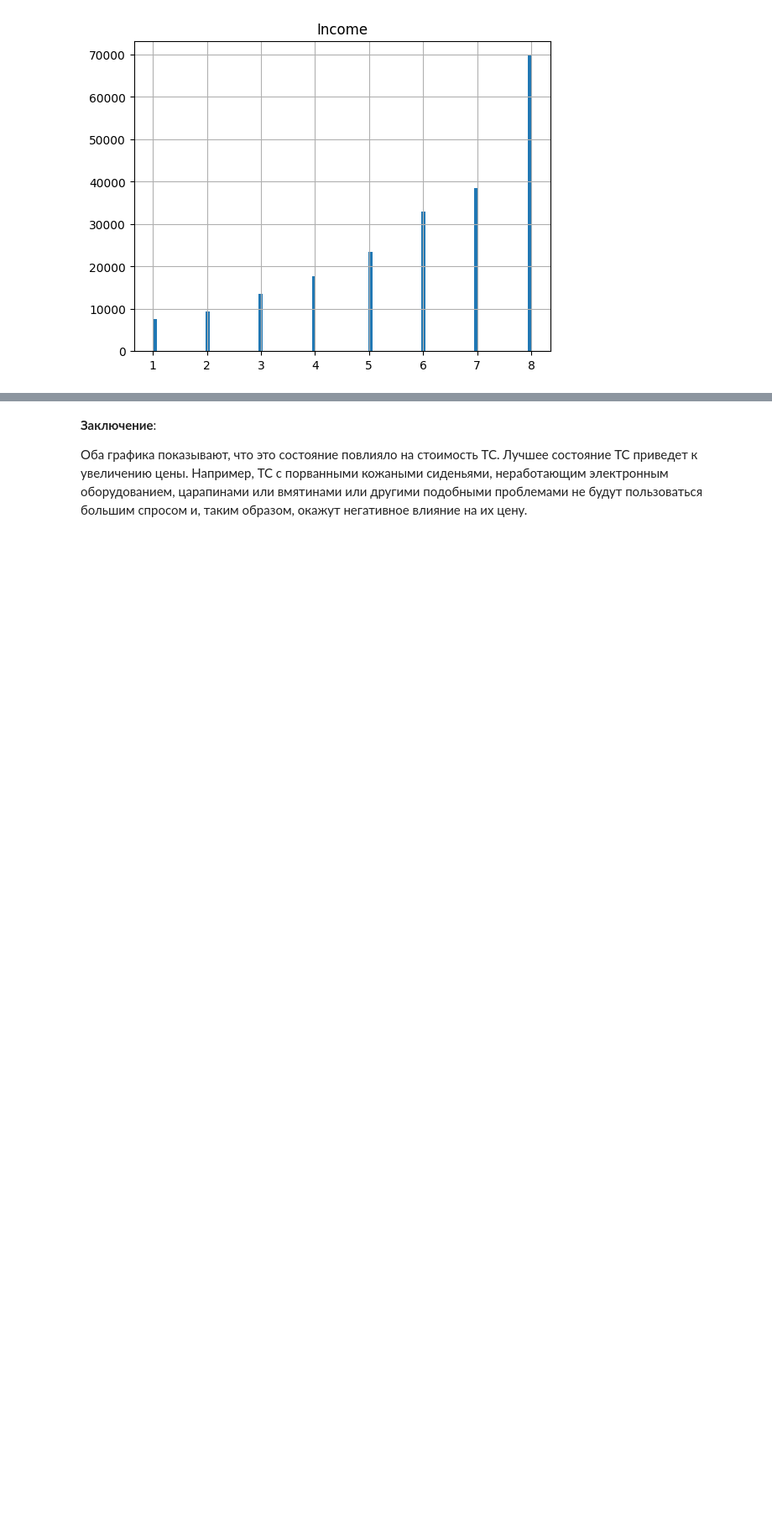
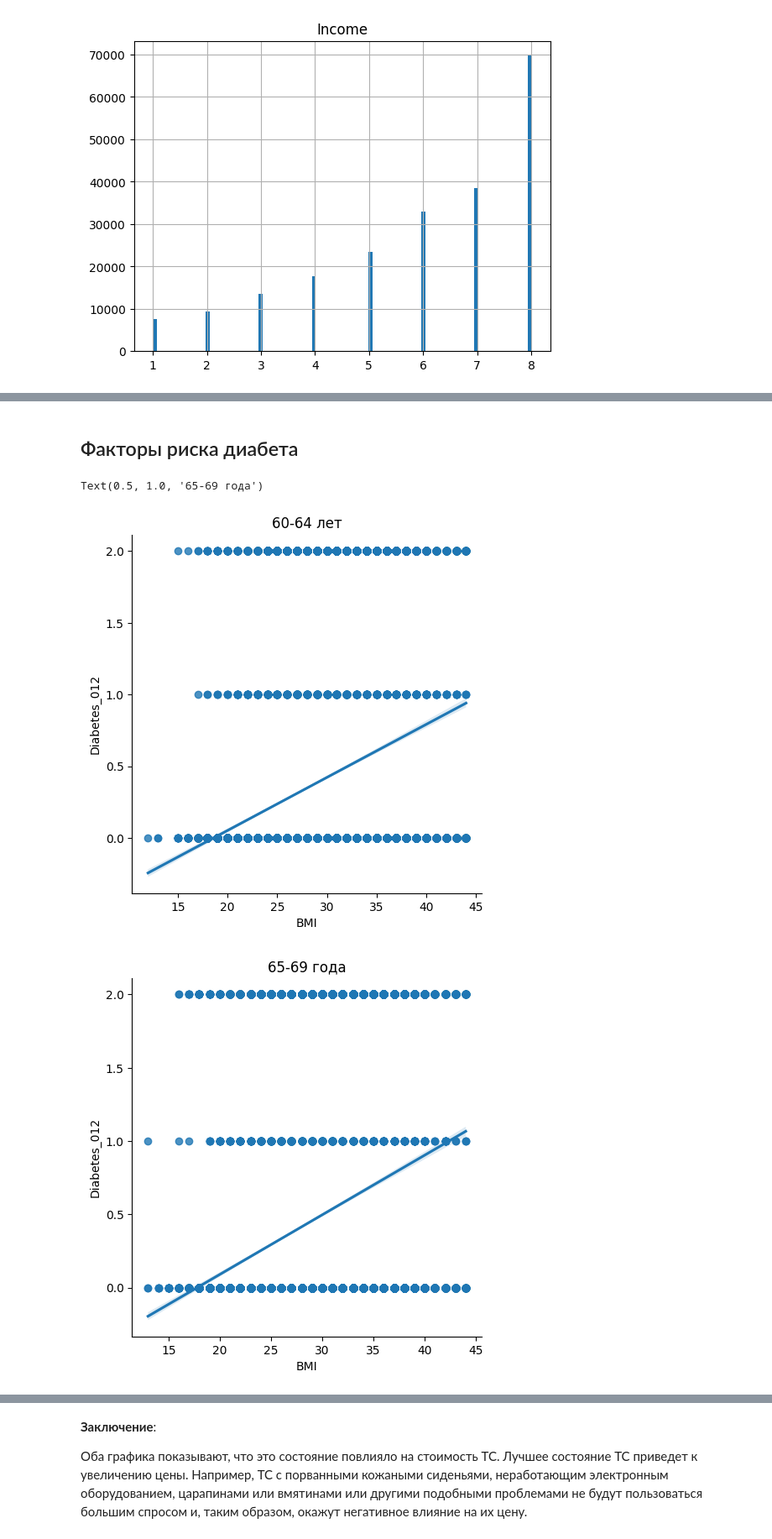
Before and after one commit to AlexeyRau/OMGTU, a Jupyter notebook: 2 курс/4 семестр/Машинное обучение/Лабораторная работа №1. Исследовательский анализ данных (EDA)/Ex1_c.ipynb, the cells around one changed output, grey strips where cells are left out. Shown at 84% size. Cells and saved outputs as stored; diff of their text form; code cells hidden in the pictures; blank space fills up the shorter version.

```diff
--- a/2 курс/4 семестр/Машинное обучение/Лабораторная работа №1. Исследовательский анализ данных (EDA)/Ex1_c.ipynb
+++ b/2 курс/4 семестр/Машинное обучение/Лабораторная работа №1. Исследовательский анализ данных (EDA)/Ex1_c.ipynb
@@ -651,0 +466,14 @@ Text(0.5, 1.0, 'sedan')
+# %% [markdown]
+## Факторы риска диабета
+# %%
+group_9 = data_filtered.query('Age == 9')
+group_10 = data_filtered.query('Age == 10')
+# %%
+sns.lmplot(x="BMI", y="Diabetes_012", data=group_9)
+plt.title('60-64 лет')
+sns.lmplot(x="BMI", y="Diabetes_012", data=group_10)
+plt.title('65-69 года')
+# %% [output]
+Text(0.5, 1.0, '65-69 года')
+[figure, added]
+[figure, added]
```
Also changed, not shown: parts of 50 cells of this notebook.
